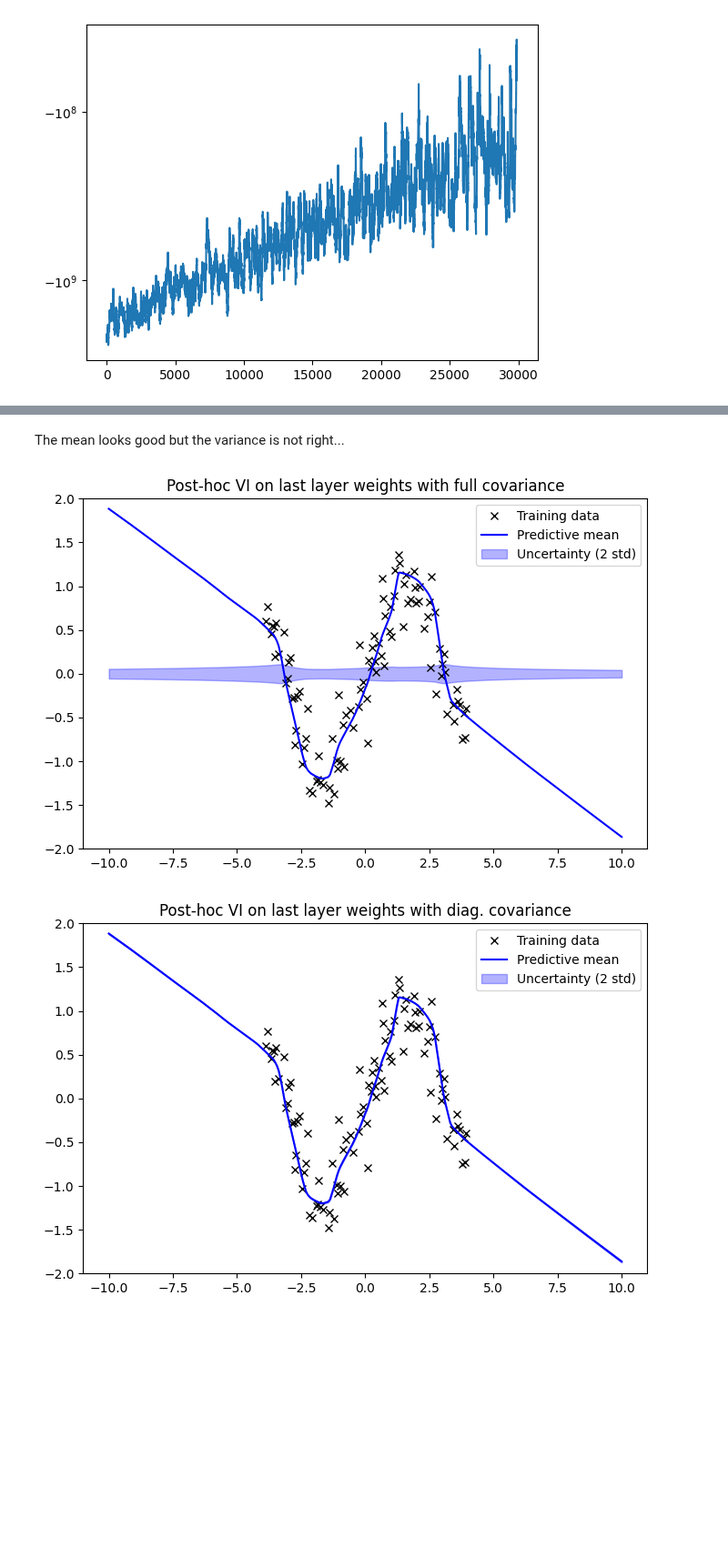
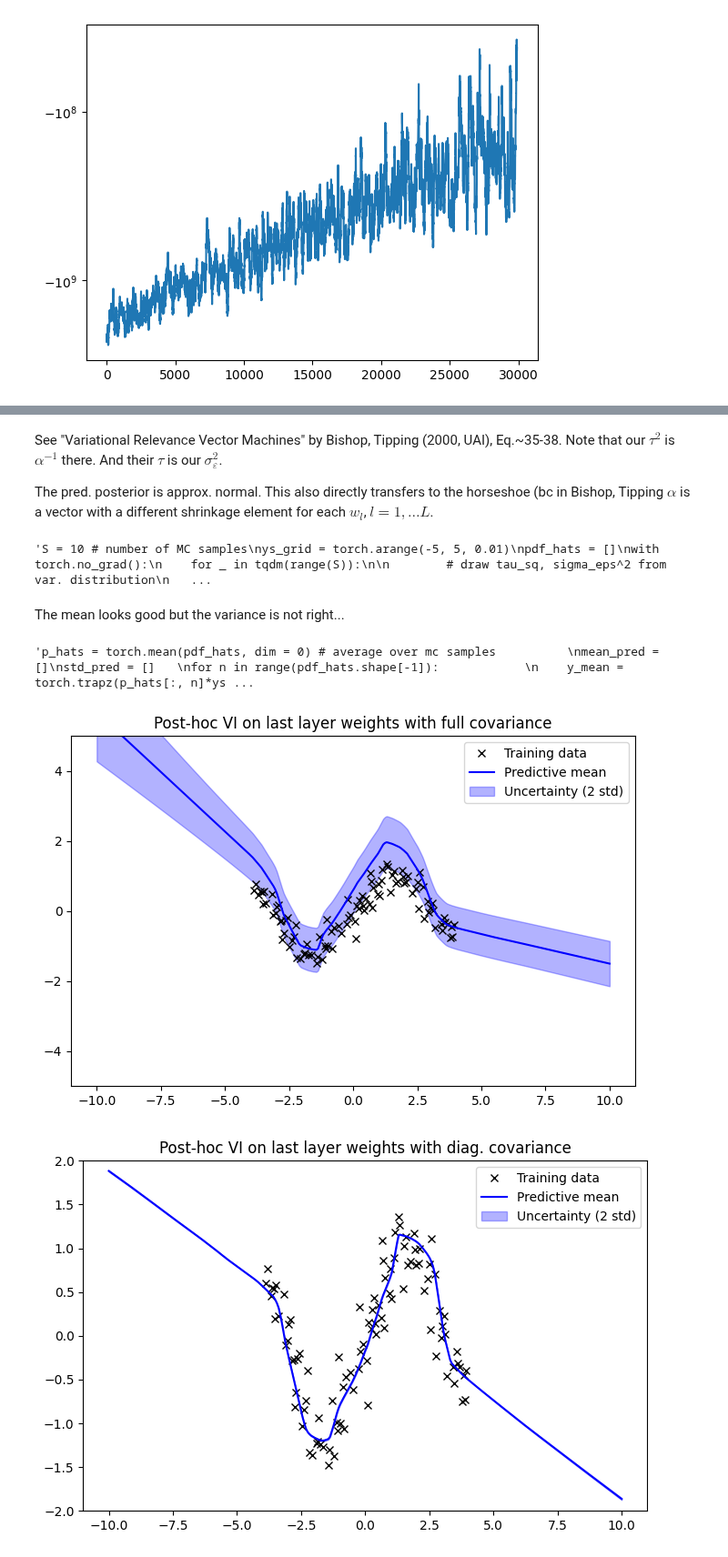
Before and after one commit to clarahoffmann/last-layer-inf, a Jupyter notebook: src/vi_closed.ipynb, the cells around one changed output, grey strips where cells are left out. Shown at 91% size. Drawn from its saved outputs; the diff is of its cells as text; code cells hidden in the pictures; blank space fills up the shorter version.

Commit message:
now the correct pred. distribution for ridge!

```diff
--- a/src/vi_closed.ipynb
+++ b/src/vi_closed.ipynb
@@ -377,5 +368,17 @@ So we can sample from $\tau^2, \sigma_{\varepsilon}^2$, compute that Gaussian pd
+# %% [markdown]
+See "Variational Relevance Vector Machines" by Bishop, Tipping (2000, UAI), Eq.~35-38. Note that our $\tau^2$ is $\alpha^{-1}$ there. And their $\tau$ is our $\sigma_{\varepsilon}^2$.
+
+The pred. posterior is approx. normal.
+This also directly transfers to the horseshoe (bc in Bishop, Tipping $\alpha$ is a vector with a different shrinkage element for each $w_l$, $l = 1, \ldots L$.
+# %%
+X_test = torch.linspace(-10,10, 300).unsqueeze(1)
+Psi_test = lli_net.get_ll_embedd(X_test)
+pred_mean = (Psi_test @  last_layer_vi.mu.T).detach().numpy().squeeze()
+Sigma_q  = last_layer_vi.get_Sigma_q().squeeze()
+Z = torch.diag(Psi_test @ torch.diag(Sigma_q[:L]) @ Psi_test.T)
+pred_std = torch.sqrt(Z + sigma_eps_sq).detach().numpy()
 # %%
-S = 10 # number of MC samples
+"""S = 10 # number of MC samples
 ys_grid = torch.arange(-5, 5, 0.01)
 pdf_hats = []
 with torch.no_grad():
@@ -397,11 +400,13 @@ with torch.no_grad():
         # not to forget to exponentiate log prob
         pdf_hat = torch.stack([torch.exp(dist.log_prob(y)) for y in ys_grid])
         pdf_hats.append(pdf_hat)
-pdf_hats = torch.stack(pdf_hats) # shape MC-samples, ys_grid, N
+pdf_hats = torch.stack(pdf_hats) # shape MC-samples, ys_grid, N"""
+# %% [output]
+'S = 10 # number of MC samples\nys_grid = torch.arange(-5, 5, 0.01)\npdf_hats = []\nwith torch.no_grad():\n    for _ in tqdm(range(S)):\n\n        # draw tau_sq, sigma_eps^2 from var. distribution\n   ...
 # %% [markdown]
 The mean looks good but the variance is not right...
 # %%
-p_hats = torch.mean(pdf_hats, dim = 0) # average over mc samples
+"""p_hats = torch.mean(pdf_hats, dim = 0) # average over mc samples
 mean_pred = []
 std_pred = []
 for n in range(pdf_hats.shape[-1]):
@@ -413,21 +418,23 @@ for n in range(pdf_hats.shape[-1]):
     mean_pred.append(y_mean)
     std_pred.append(np.sqrt(y_var))
 mean_pred = torch.stack(mean_pred).detach().numpy().squeeze()
-std_pred = torch.stack(std_pred).detach().numpy().squeeze()
+std_pred = torch.stack(std_pred).detach().numpy().squeeze()"""
+# %% [output]
+'p_hats = torch.mean(pdf_hats, dim = 0) # average over mc samples          \nmean_pred = []\nstd_pred = []   \nfor n in range(pdf_hats.shape[-1]):            \n    y_mean = torch.trapz(p_hats[:, n]*ys ...
 # %%
 plt.figure(figsize=(8,5))
-plt.ylim(-2,2)
+plt.ylim(-5,5)
 plt.plot(xs_train.numpy(), ys_train.numpy(), 'kx', label='Training data')
 plt.plot(X_test.numpy(), pred_mean, 'b', label='Predictive mean')
 plt.fill_between(X_test.squeeze().numpy(),
-                 mean_pred - 2 * std_pred,
-                mean_pred + 2 * std_pred,
+                 pred_mean - 2 * pred_std,
+                pred_mean + 2 * pred_std,
                  color='blue', alpha=0.3, label='Uncertainty (2 std)')
 plt.legend()
 plt.title("Post-hoc VI on last layer weights with full covariance")
 plt.show()
 # %% [output]
-[figure, old version]
+[figure, new version]
 # %%
 last_layer_vi.eval()
 with torch.no_grad():
```
Also changed, not shown: parts of 5 cells of this notebook.
